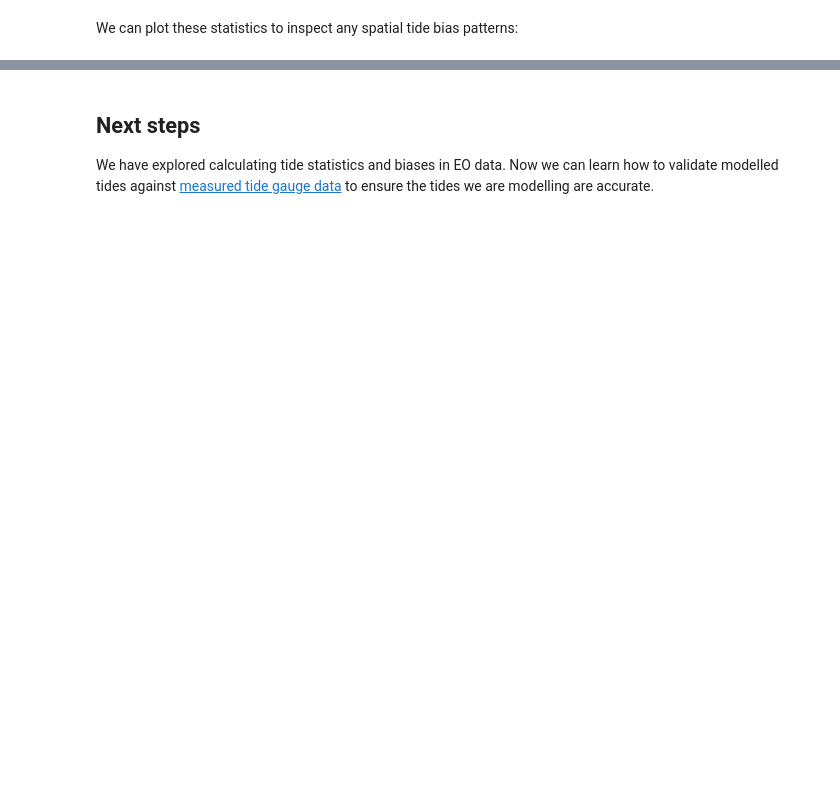
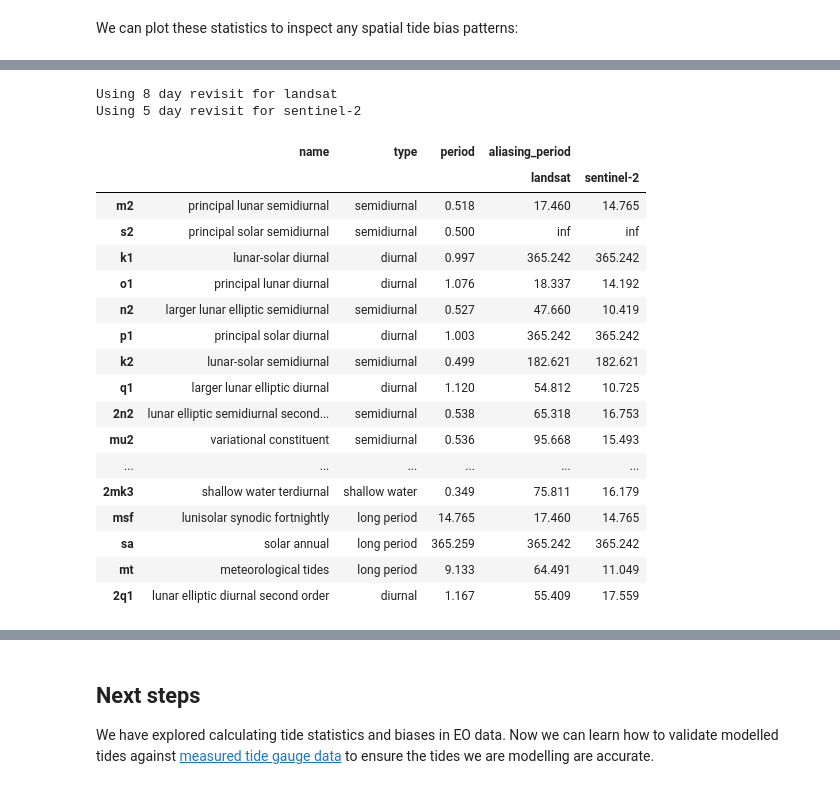
Before and after one commit to GeoscienceAustralia/eo-tides, a Jupyter notebook: docs/notebooks/Tide_statistics.ipynb, the cells around one changed output, grey strips where cells are left out. Saved outputs shown, nothing was run; the diff lists cells and outputs as text; code cells hidden in the pictures; blank space fills up the shorter version.

```diff
--- a/docs/notebooks/Tide_statistics.ipynb
+++ b/docs/notebooks/Tide_statistics.ipynb
@@ -439,0 +460,25 @@ plt.gca().set_title("High tide offset (%)");
+# %%
+from eo_tides.stats import tide_aliasing
+
+tide_aliasing(satellites=["landsat", "sentinel-2"], style=False)
+# %% [output]
+Using 8 day revisit for landsat
+Using 5 day revisit for sentinel-2
+|  | name | type | period | aliasing_period |  |
+|  |  |  |  | landsat | sentinel-2 |
+| m2 | principal lunar semidiurnal | semidiurnal | 0.518 | 17.460 | 14.765 |
+| s2 | principal solar semidiurnal | semidiurnal | 0.500 | inf | inf |
+| k1 | lunar-solar diurnal | diurnal | 0.997 | 365.242 | 365.242 |
+| o1 | principal lunar diurnal | diurnal | 1.076 | 18.337 | 14.192 |
+| n2 | larger lunar elliptic semidiurnal | semidiurnal | 0.527 | 47.660 | 10.419 |
+| p1 | principal solar diurnal | diurnal | 1.003 | 365.242 | 365.242 |
+| k2 | lunar-solar semidiurnal | semidiurnal | 0.499 | 182.621 | 182.621 |
+| q1 | larger lunar elliptic diurnal | diurnal | 1.120 | 54.812 | 10.725 |
+| 2n2 | lunar elliptic semidiurnal second... | semidiurnal | 0.538 | 65.318 | 16.753 |
+| mu2 | variational constituent | semidiurnal | 0.536 | 95.668 | 15.493 |
+| ... | ... | ... | ... | ... | ... |
+| 2mk3 | shallow water terdiurnal | shallow water | 0.349 | 75.811 | 16.179 |
+| msf | lunisolar synodic fortnightly | long period | 14.765 | 17.460 | 14.765 |
+| sa | solar annual | long period | 365.259 | 365.242 | 365.242 |
+| mt | meteorological tides | long period | 9.133 | 64.491 | 11.049 |
+| 2q1 | lunar elliptic diurnal second order | diurnal | 1.167 | 55.409 | 17.559 |
```
Also changed, not shown: parts of 14 cells of this notebook, 1 other file.
